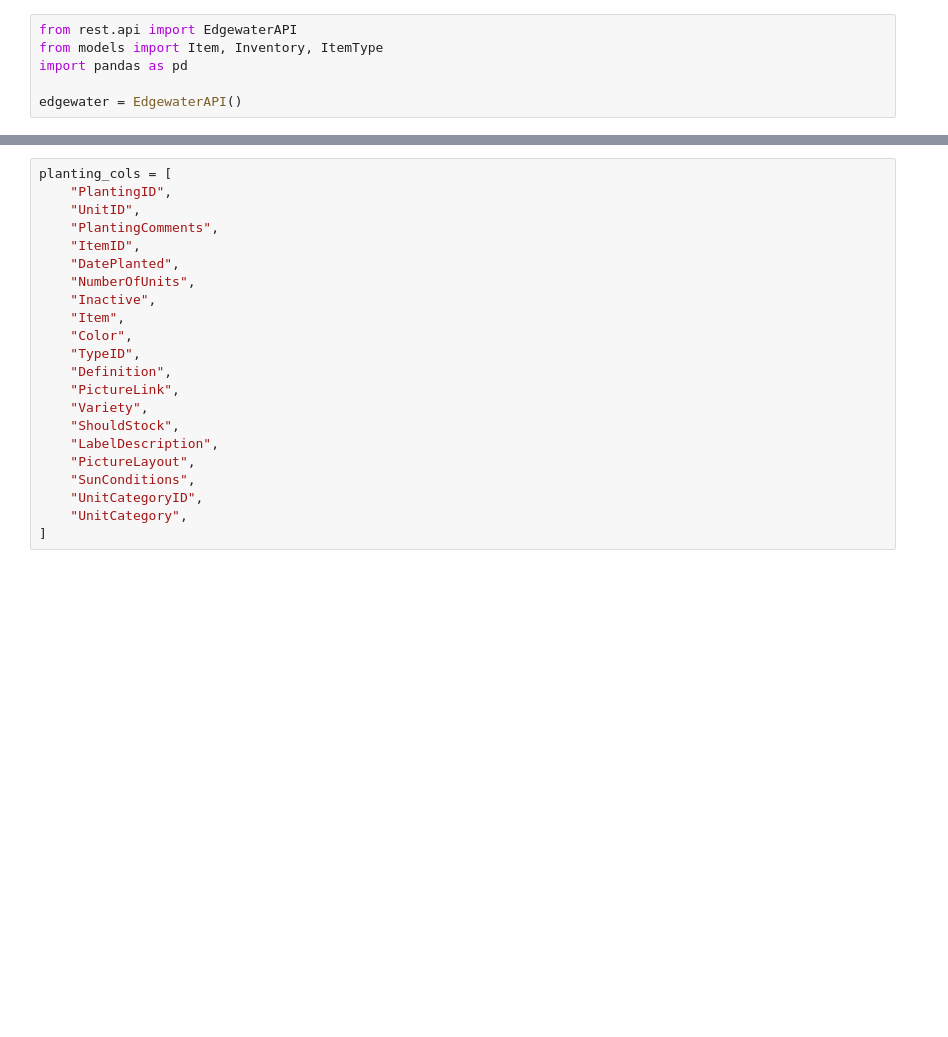
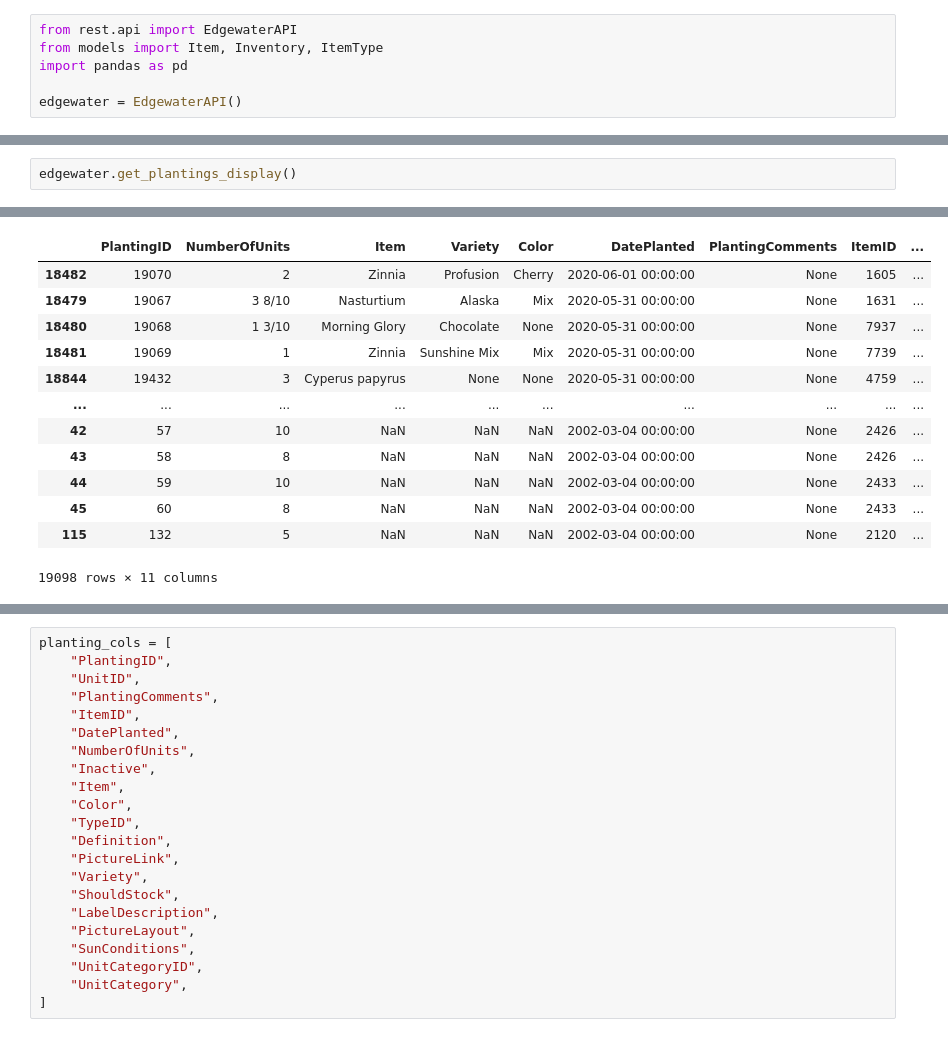
Before and after one commit to iasolb/EdgewaterInventoryManager, a Jupyter notebook: rest_test.ipynb, the cells around one changed output, grey strips where cells are left out. Drawn from its saved outputs; the diff is of its cells as text; blank space fills up the shorter version.

```diff
--- a/rest_test.ipynb
+++ b/rest_test.ipynb
@@ -48,0 +196,3 @@ FROM `T_ItemType`
+# %%
+edgewater.get_plantings_display()
+# %% [output]
@@ -49,3 +223,16 @@ FROM `T_ItemType`
+|  | PlantingID | NumberOfUnits | Item | Variety | Color | DatePlanted | PlantingComments | ItemID | ... |
+| 18482 | 19070 | 2 | Zinnia | Profusion | Cherry | 2020-06-01 00:00:00 | None | 1605 | ... |
+| 18479 | 19067 | 3 8/10 | Nasturtium | Alaska | Mix | 2020-05-31 00:00:00 | None | 1631 | ... |
+| 18480 | 19068 | 1 3/10 | Morning Glory | Chocolate | None | 2020-05-31 00:00:00 | None | 7937 | ... |
+| 18481 | 19069 | 1 | Zinnia | Sunshine Mix | Mix | 2020-05-31 00:00:00 | None | 7739 | ... |
+| 18844 | 19432 | 3 | Cyperus papyrus | None | None | 2020-05-31 00:00:00 | None | 4759 | ... |
+| ... | ... | ... | ... | ... | ... | ... | ... | ... | ... |
+| 42 | 57 | 10 | NaN | NaN | NaN | 2002-03-04 00:00:00 | None | 2426 | ... |
+| 43 | 58 | 8 | NaN | NaN | NaN | 2002-03-04 00:00:00 | None | 2426 | ... |
+| 44 | 59 | 10 | NaN | NaN | NaN | 2002-03-04 00:00:00 | None | 2433 | ... |
+| 45 | 60 | 8 | NaN | NaN | NaN | 2002-03-04 00:00:00 | None | 2433 | ... |
+| 115 | 132 | 5 | NaN | NaN | NaN | 2002-03-04 00:00:00 | None | 2120 | ... |
+19098 rows × 11 columns
 # %%
 for item in plant_lst_columns:
     print(item)
```
Also changed, not shown: parts of 15 cells of this notebook, 7 other files.
